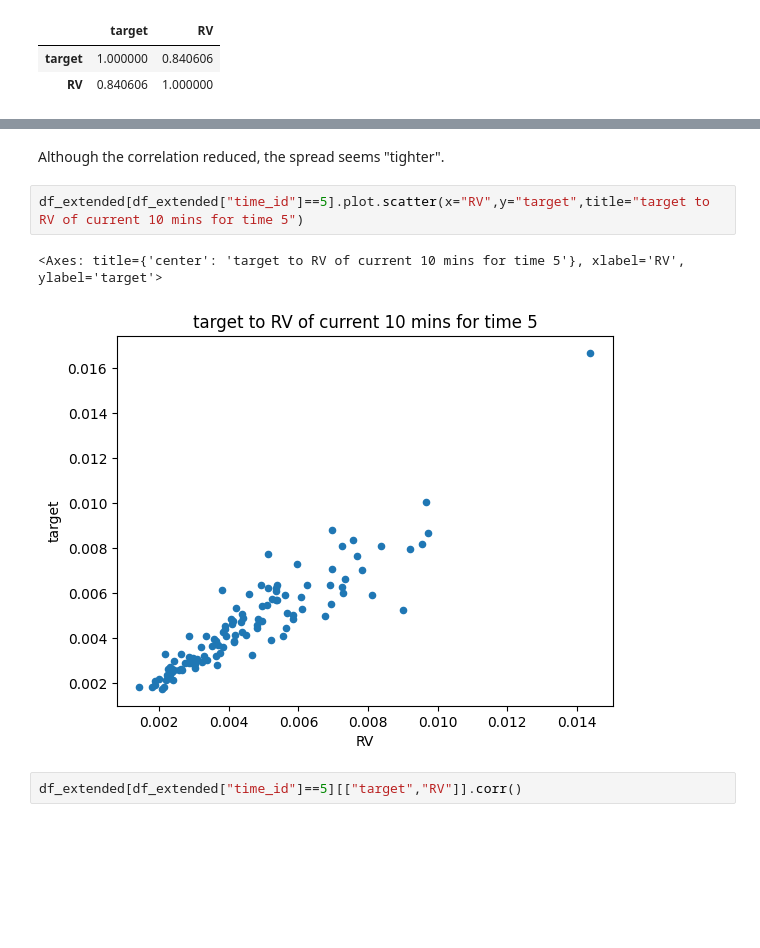
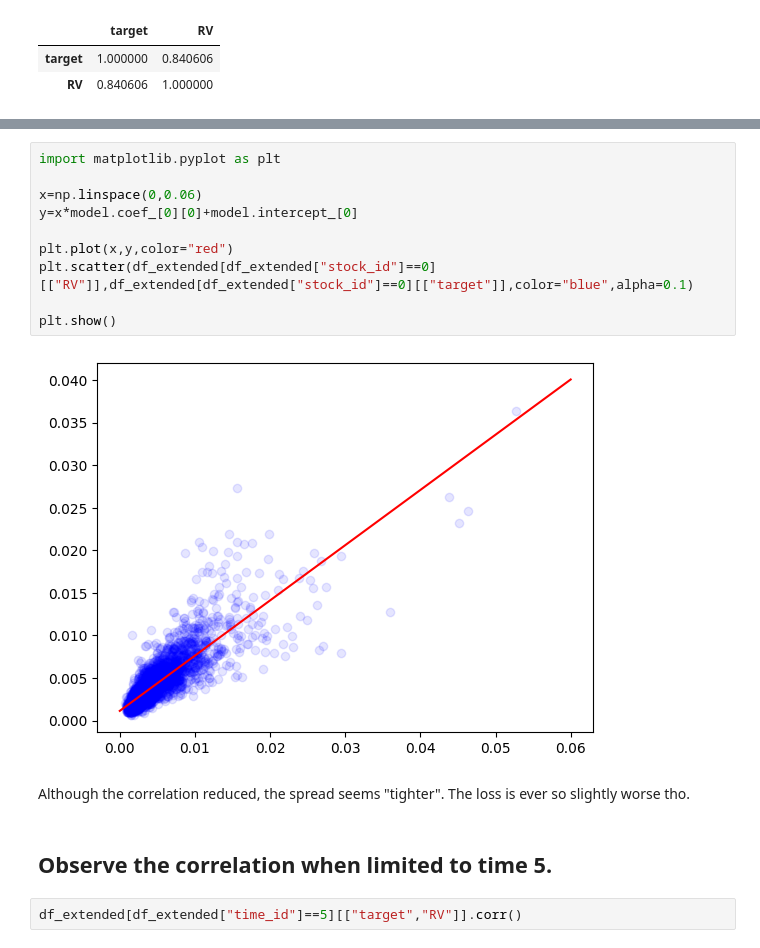
Before and after one commit to martinmf-dev/Realized_Volatility_Prediction_-erdos_deeplearning-, a Jupyter notebook: EDA/EDA_yuan.ipynb, the cells around one changed output, grey strips where cells are left out. Cells and saved outputs as stored; diff of their text form; blank space fills up the shorter version.

```diff
--- a/EDA/EDA_yuan.ipynb
+++ b/EDA/EDA_yuan.ipynb
@@ -116,10 +147,19 @@ df_extended[df_extended["stock_id"]==0][["target","RV"]].corr()
+# %%
+import matplotlib.pyplot as plt
+
+x=np.linspace(0,0.06)
+y=x*model.coef_[0][0]+model.intercept_[0]
+
+plt.plot(x,y,color="red")
+plt.scatter(df_extended[df_extended["stock_id"]==0][["RV"]],df_extended[df_extended["stock_id"]==0][["target"]],color="blue",alpha=0.1)
+
+plt.show()
+# %% [output]
+[figure, new version]
 # %% [markdown]
-Although the correlation reduced, the spread seems "tighter".
+Although the correlation reduced, the spread seems "tighter". The loss is ever so slightly worse tho.
-# %%
-df_extended[df_extended["time_id"]==5].plot.scatter(x="RV",y="target",title="target to RV of current 10 mins for time 5")
-# %% [output]
-<Axes: title={'center': 'target to RV of current 10 mins for time 5'}, xlabel='RV', ylabel='target'>
-[figure, old version]
+# %% [markdown]
+## Observe the correlation when limited to time 5.
 # %%
 df_extended[df_extended["time_id"]==5][["target","RV"]].corr()
 # %% [output]
```
Also changed, not shown: parts of 27 cells of this notebook, 1 other file.
